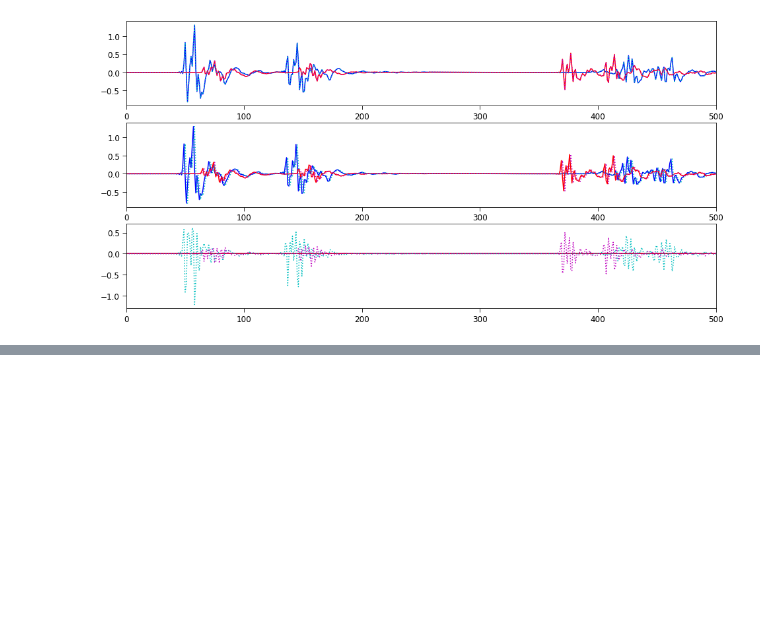
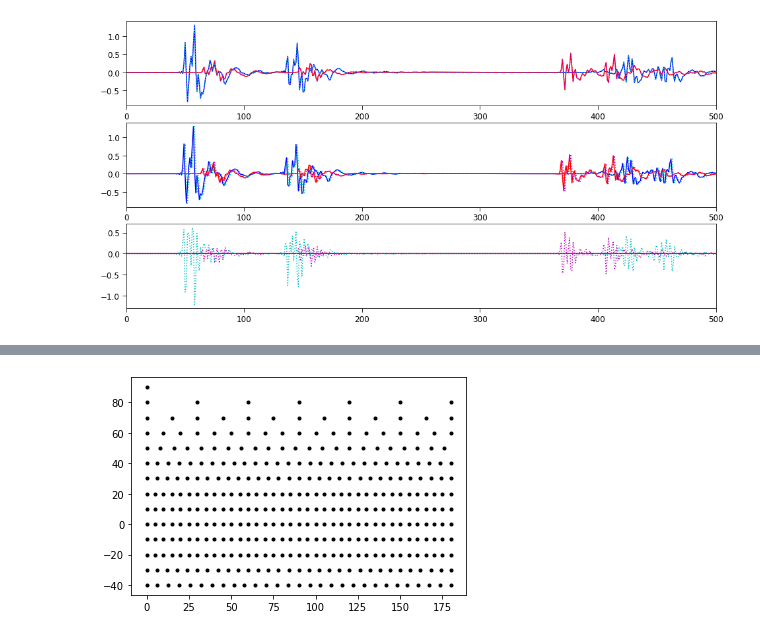
Before and after one commit to msaddler/virtual_acoustic_room, a Jupyter notebook: notebook_port.ipynb, the cells around one changed output, grey strips where cells are left out. Saved outputs shown, nothing was run; the diff lists cells and outputs as text; code cells hidden in the pictures; blank space fills up the shorter version.

```diff
--- a/notebook_port.ipynb
+++ b/notebook_port.ipynb
@@ -151,0 +250,12 @@ plt.show()
+# %%
+hrtf_locs = scipy.io.loadmat('HRTFs/data_locs.mat')['locs_gardnermartin']
+hrtf_locs = np.array(hrtf_locs, dtype=float)
+hrtf_locs
+
+fig, ax = plt.subplots()
+x = hrtf_locs[:, 1]
+y = hrtf_locs[:, 2]
+ax.plot(x, y, 'k.')
+plt.show()
+# %% [output]
+[figure, added]
```
Also changed, not shown: parts of 6 cells of this notebook, 1 other file.
